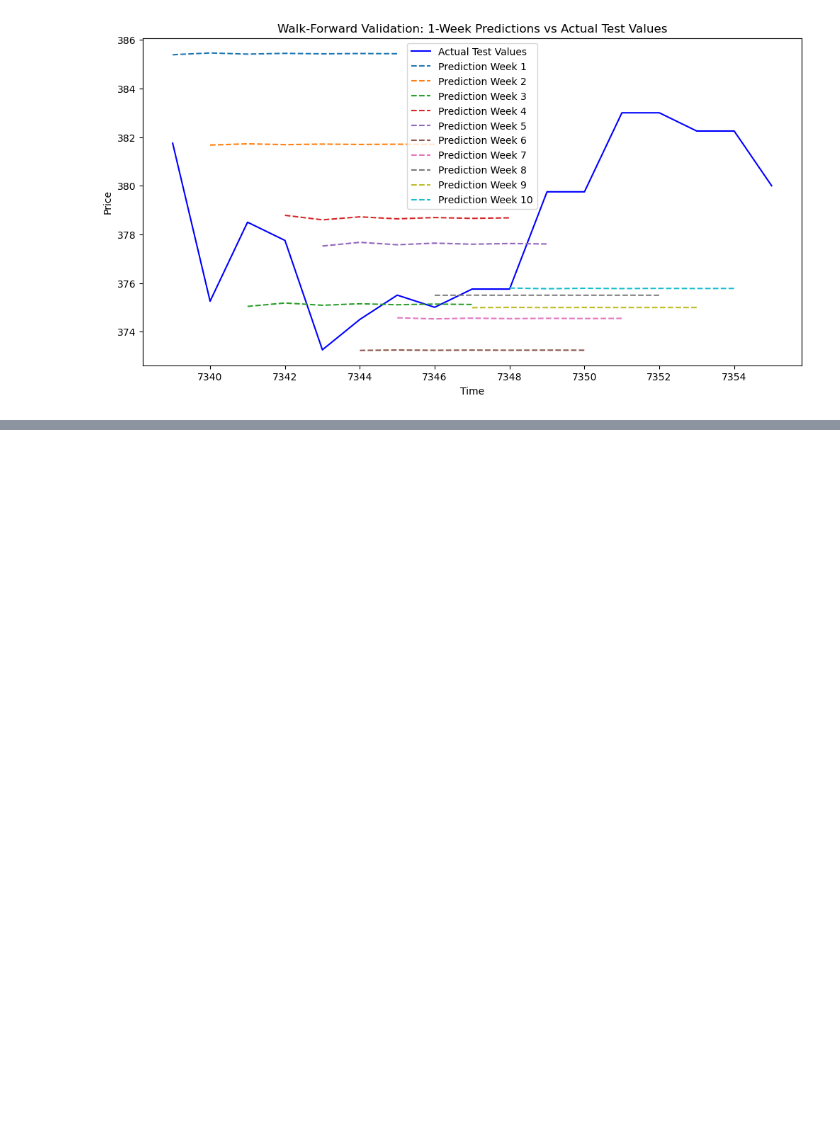
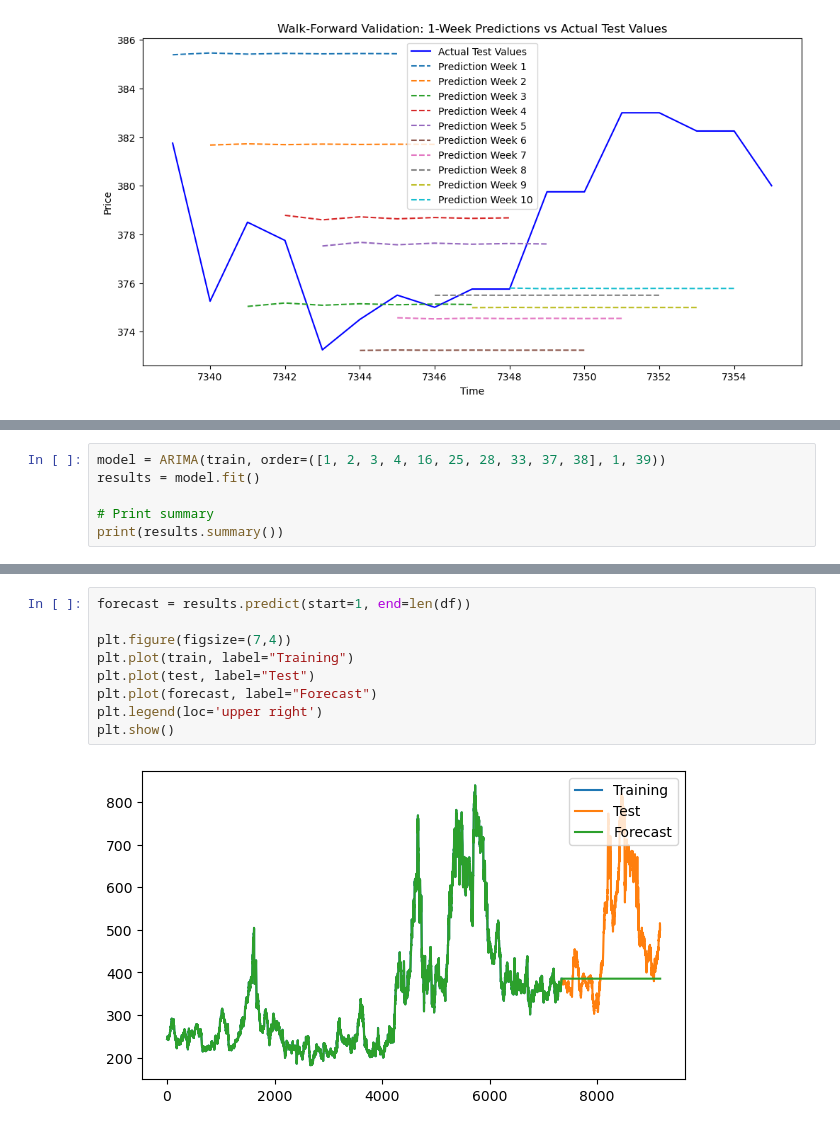
Before and after one commit to WItso/my_portfolio, a Jupyter notebook: Projects/Grain2b.ipynb, the cells around one changed output, grey strips where cells are left out. Drawn from its saved outputs; the diff is of its cells as text; blank space fills up the shorter version.

```diff
--- a/Projects/Grain2b.ipynb
+++ b/Projects/Grain2b.ipynb
@@ -327,0 +520,6 @@ Not great...
+# %%
+model = ARIMA(train, order=([1, 2, 3, 4, 16, 25, 28, 33, 37, 38], 1, 39))
+results = model.fit()
+
+# Print summary
+print(results.summary())
@@ -327,0 +544,11 @@ Not great...
+# %%
+forecast = results.predict(start=1, end=len(df))
+
+plt.figure(figsize=(7,4))
+plt.plot(train, label="Training")
+plt.plot(test, label="Test")
+plt.plot(forecast, label="Forecast")
+plt.legend(loc='upper right')
+plt.show()
+# %% [output]
+[figure, added]
```
Also changed, not shown: parts of 21 cells of this notebook, 6 other files.
